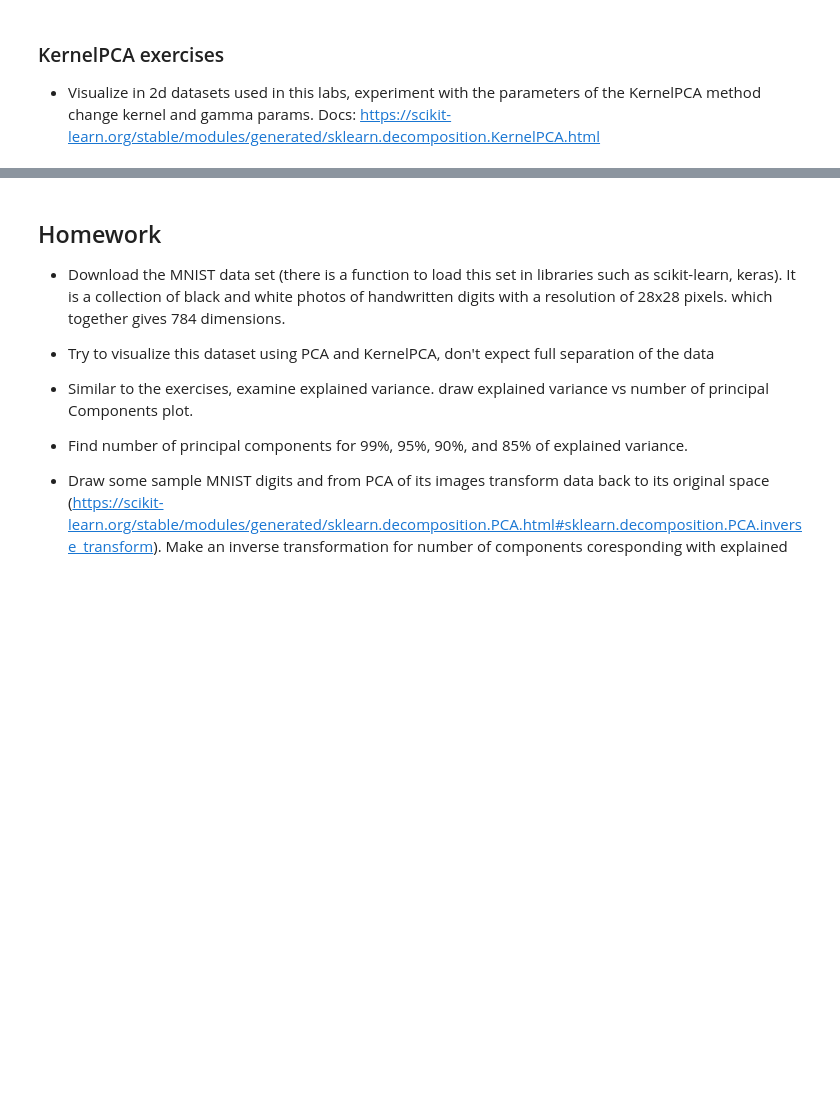
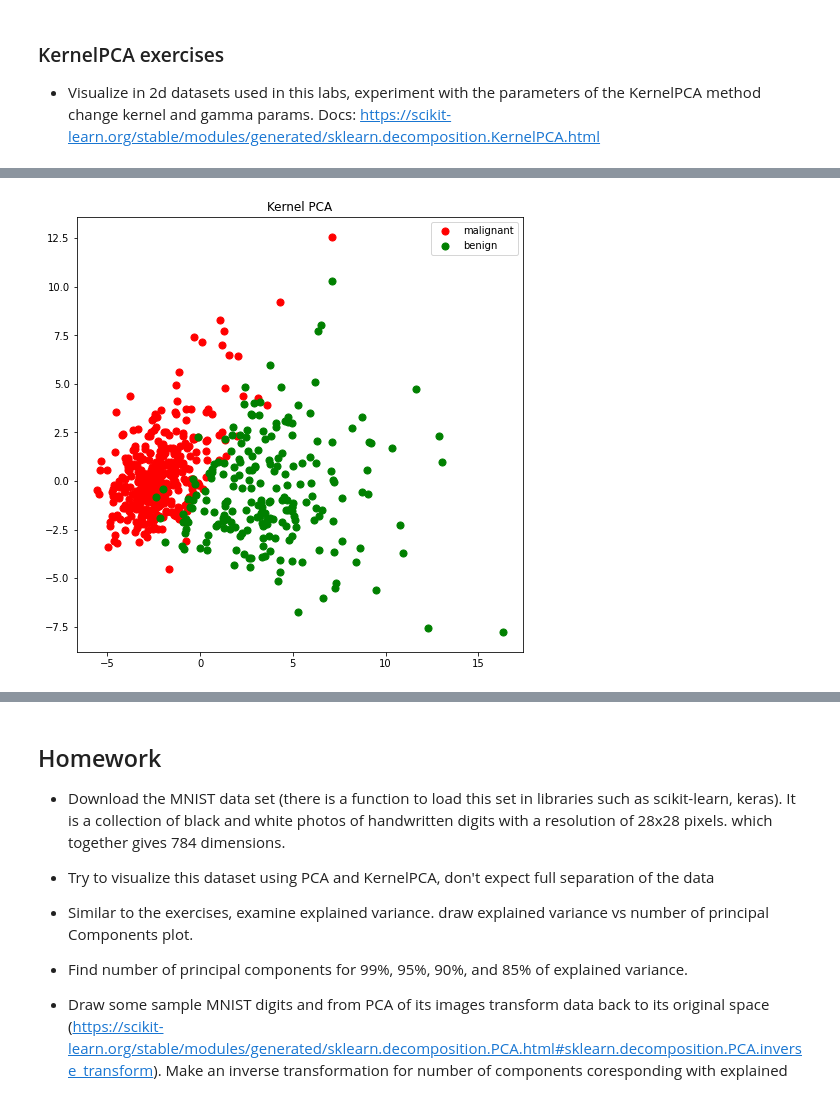
Before and after one commit to PKopel/data-embedding, a Jupyter notebook: pca_kernelpca_lab.ipynb, the cells around one changed output, grey strips where cells are left out. Drawn from its saved outputs; the diff is of its cells as text; code cells hidden in the pictures; blank space fills up the shorter version.

```diff
--- a/pca_kernelpca_lab.ipynb
+++ b/pca_kernelpca_lab.ipynb
@@ -308,7 +308,7 @@ plt.show()
 * Use recursive feature elimination (available in scikit-learn module) or another feature ranking algorithm to split 30 features to on 15 "more important" and "less important" features. Then repeat the last step from the full data set - draw a plot showing relation between total explained variance and number of principal components used for all 3 cases. Explain the result briefly.
 # %%
 # TODO
-from sklearn.feature_selection import RFE
-X, y = sklearn.datasets.load_breast_cancer(return_X_y=True, as_frame=True)
-selector = RFE(pca_bc, n_features_to_select=15, step=1)
-selector = selector.fit(X, y)
+# from sklearn.feature_selection import RFE
+# X, y = sklearn.datasets.load_breast_cancer(return_X_y=True, as_frame=True)
+# selector = RFE(pca_bc, n_features_to_select=15, step=1)
+# selector = selector.fit(X, y)
@@ -392,0 +397,45 @@ plt.show()
+# %%
+# TODO
+
+bc_labels = ['benign', 'malignant']
+bc_data = sklearn.datasets.load_breast_cancer( as_frame=True)
+bc_data = bc_data.frame
+
+bc_data = bc_data.replace({'target': {0: 'benign', 1: 'malignant'}})
+bc_data
+x_iris = df_iris.loc[:, features_iris].values
+y_iris = df_iris.loc[:,['target']].values
+
+principalComponents_bc = pca_bc.fit_transform(bc_data.iloc[:,:-1])
+
+reds = bc_data.loc[bc_data['target'] == 'malignant'].index
+blues = bc_data.loc[bc_data['target'] == 'benign'].index
+
+
+def kpca_bc(x_data, kernel, gamma):
+    x_data = StandardScaler().fit_transform(x_data)
+
+    kpca = KernelPCA(kernel = kernel, gamma = gamma)
+    X_kpca = kpca.fit_transform(x_data)
+
+    principalDf = pd.DataFrame(data = X_kpca )
+    finalDf = pd.concat([principalDf, bc_data[['target']]], axis = 1)
+
+    fig = plt.figure(figsize = (8,8))
+    ax = fig.add_subplot(1,1,1)
+
+    targets = ['malignant', 'benign']
+    colors = ['r', 'g']
+    for target, color in zip(targets,colors):
+        indicesToKeep = finalDf['target'] == target
+        ax.scatter(finalDf.loc[indicesToKeep, 0]
+                , finalDf.loc[indicesToKeep, 1]
+                , c = color
+                , s = 50)
+    ax.legend(targets)
+    plt.title("Kernel PCA")
+    plt.show()
+
+kpca_bc(bc_data.iloc[:,:-1], 'linear', 25)
+# %% [output]
+[figure, added]
```
Also changed, not shown: parts of 5 cells of this notebook.
